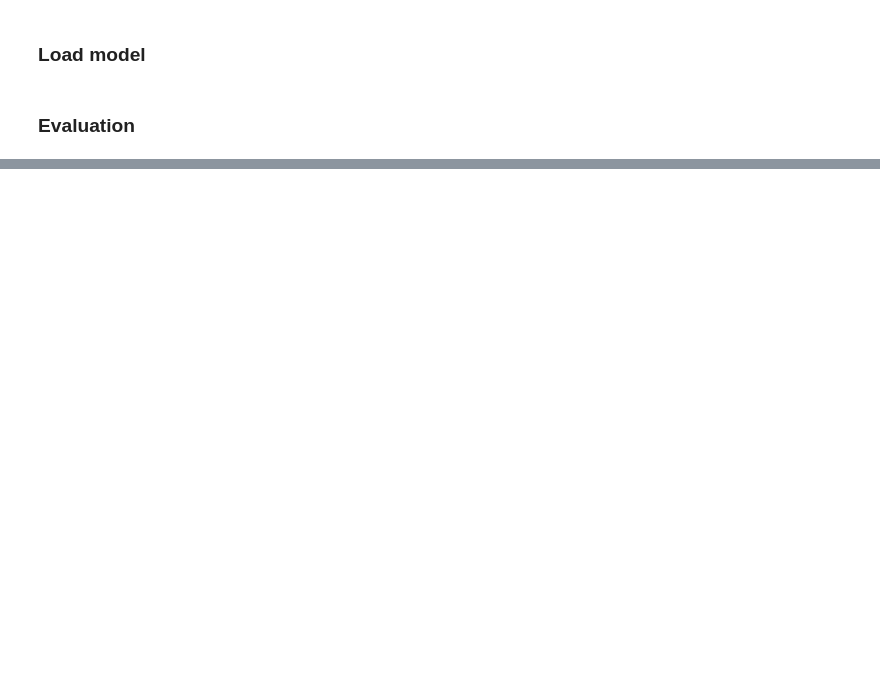
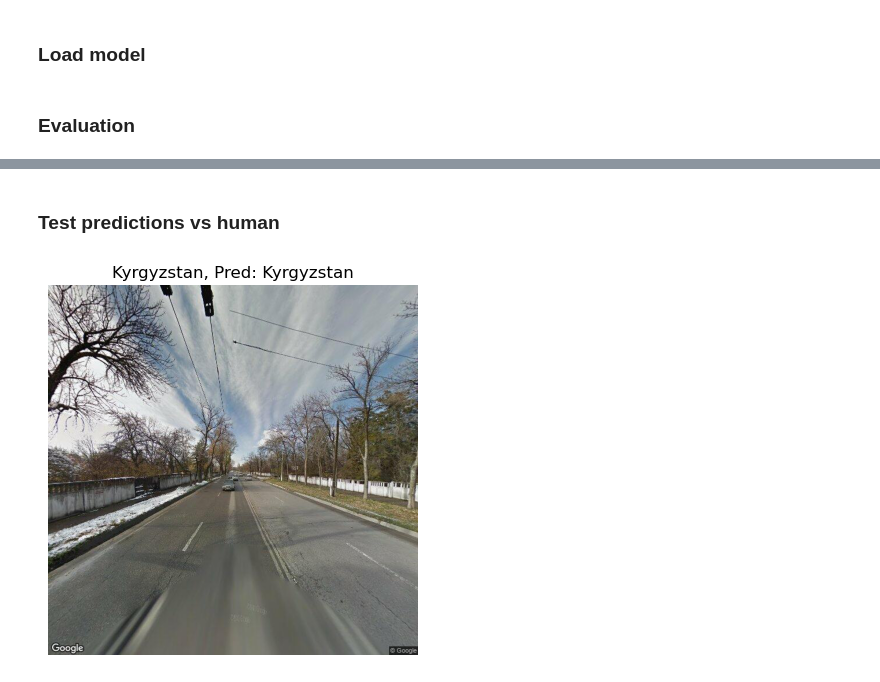
Before and after one commit to SamueleMancini/rainbot, a Jupyter notebook: notebooks/eval.ipynb, the cells around one changed output, grey strips where cells are left out. Cells and saved outputs as stored; diff of their text form; code cells hidden in the pictures; blank space fills up the shorter version.

```diff
--- a/notebooks/eval.ipynb
+++ b/notebooks/eval.ipynb
@@ -151,0 +156,6 @@ True: Slovenia              ↔  Pred Top-3: Slovenia (0.92), Switzerland (0.05)
+# %% [markdown]
+### Test predictions vs human
+# %%
+plot_random_image_with_label_and_prediction(test_root, model, device)
+# %% [output]
+[figure, added]
```
Also changed, not shown: parts of 9 cells of this notebook, 4 other files.
